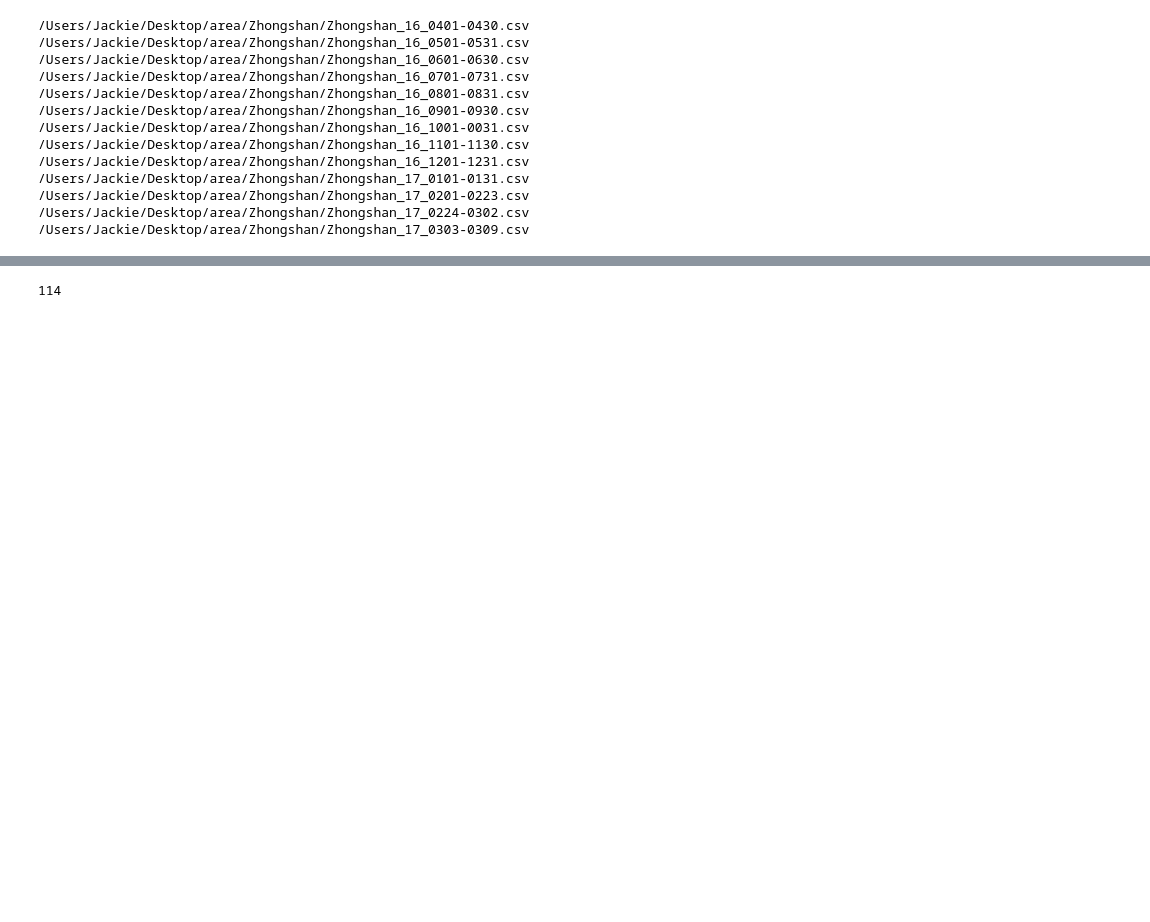
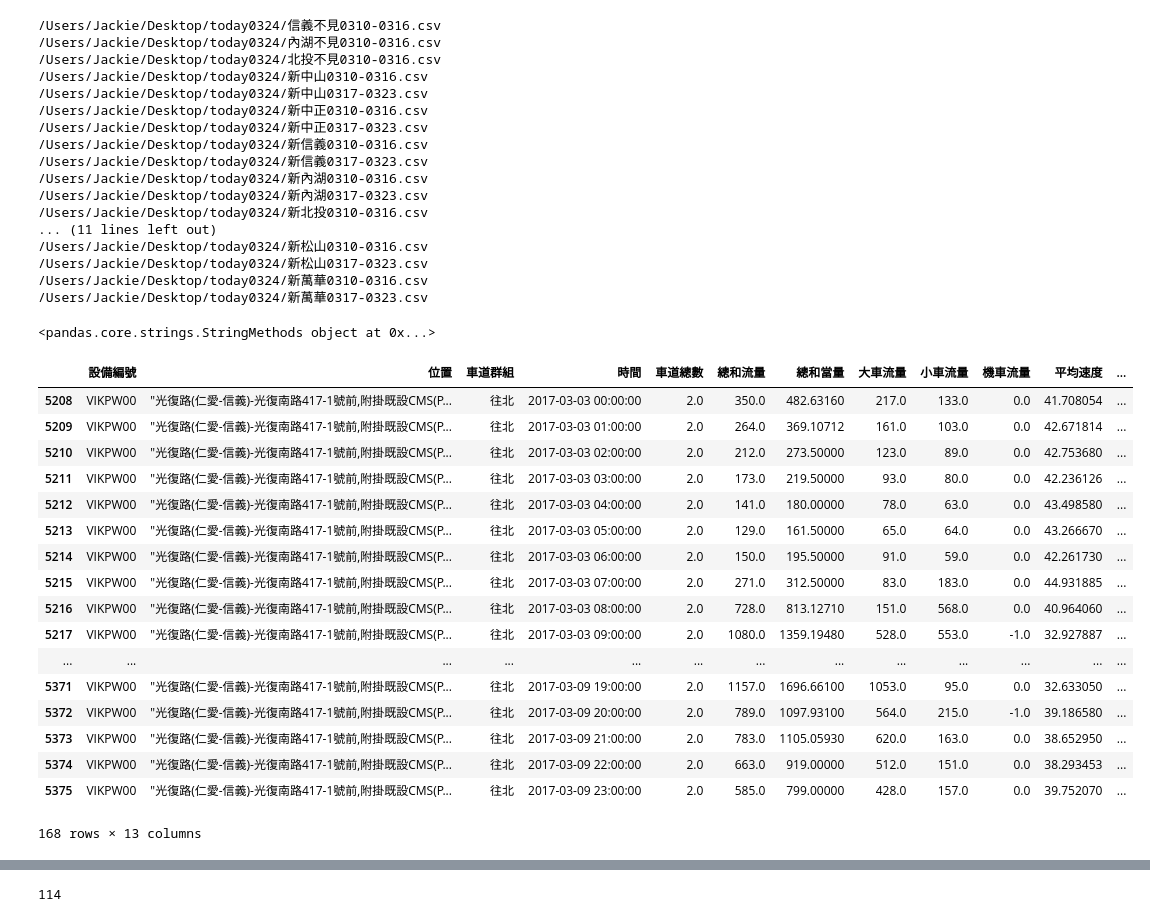
Before and after one commit to JhangShengLuo/traffic_etl, a Jupyter notebook: all_in_one_0106_v3.ipynb, the cells around one changed output, grey strips where cells are left out. Cells and saved outputs as stored; diff of their text form; code cells hidden in the pictures; blank space fills up the shorter version.

```diff
--- a/all_in_one_0106_v3.ipynb
+++ b/all_in_one_0106_v3.ipynb
@@ -700,34 +622,38 @@ def queryS(result_path,except_txt_path):
         cursor.close()
         conn.close()
 # %%
-in_path = '/Users/Jackie/Desktop/area/Zhongshan'
+in_path = '/Users/Jackie/Desktop/today0324'
 fileslist=[]
 for root,dirs,files in os.walk(in_path):
     for ele in files:
         if '.csv' in ele:
             fileslist.append(root+'/'+ele)
 frames = []
-for f in fileslist[:-2]:
-    print f
-    temp = pd.read_csv(f,header=1,skipfooter=2,engine='python')
-    frames.append(temp)
+# for f in fileslist[:-2]:
+#     print f
+#     temp = pd.read_csv(f,header=1,skipfooter=2,engine='python')
+#     frames.append(temp)
 
-for f in fileslist[-2:]:
+for f in fileslist:
     print f
     temp = pd.read_csv(f,sep=',,',header=1,skipfooter=2,engine='python').dropna(how ="all").reset_index(drop=True)
     frames.append(temp)
 # %% [output]
-/Users/Jackie/Desktop/area/Zhongshan/Zhongshan_16_0401-0430.csv
-/Users/Jackie/Desktop/area/Zhongshan/Zhongshan_16_0501-0531.csv
-/Users/Jackie/Desktop/area/Zhongshan/Zhongshan_16_0601-0630.csv
-/Users/Jackie/Desktop/area/Zhongshan/Zhongshan_16_0701-0731.csv
-/Users/Jackie/Desktop/area/Zhongshan/Zhongshan_16_0801-0831.csv
-/Users/Jackie/Desktop/area/Zhongshan/Zhongshan_16_0901-0930.csv
-/Users/Jackie/Desktop/area/Zhongshan/Zhongshan_16_1001-0031.csv
-/Users/Jackie/Desktop/area/Zhongshan/Zhongshan_16_1101-1130.csv
-/Users/Jackie/Desktop/area/Zhongshan/Zhongshan_16_1201-1231.csv
-/Users/Jackie/Desktop/area/Zhongshan/Zhongshan_17_0101-0131.csv
-/Users/Jackie/Desktop/area/Zhongshan/Zhongshan_17_0201-0223.csv
-/Users/Jackie/Desktop/area/Zhongshan/Zhongshan_17_0224-0302.csv
-/Users/Jackie/Desktop/area/Zhongshan/Zhongshan_17_0303-0309.csv
+/Users/Jackie/Desktop/today0324/信義不見0310-0316.csv
+/Users/Jackie/Desktop/today0324/內湖不見0310-0316.csv
+/Users/Jackie/Desktop/today0324/北投不見0310-0316.csv
+/Users/Jackie/Desktop/today0324/新中山0310-0316.csv
+/Users/Jackie/Desktop/today0324/新中山0317-0323.csv
+/Users/Jackie/Desktop/today0324/新中正0310-0316.csv
+/Users/Jackie/Desktop/today0324/新中正0317-0323.csv
+/Users/Jackie/Desktop/today0324/新信義0310-0316.csv
+/Users/Jackie/Desktop/today0324/新信義0317-0323.csv
+/Users/Jackie/Desktop/today0324/新內湖0310-0316.csv
+/Users/Jackie/Desktop/today0324/新內湖0317-0323.csv
+/Users/Jackie/Desktop/today0324/新北投0310-0316.csv
+... (11 lines left out)
+/Users/Jackie/Desktop/today0324/新松山0310-0316.csv
+/Users/Jackie/Desktop/today0324/新松山0317-0323.csv
+/Users/Jackie/Desktop/today0324/新萬華0310-0316.csv
+/Users/Jackie/Desktop/today0324/新萬華0317-0323.csv
 # %%
@@ -735,3 +661,38 @@ pd.concat(frames,ignore_index=True).to_csv('/Users/Jackie/Desktop/area/Zhongshan
+# %%
+f ='/Users/Jackie/Desktop/test_xshin.csv'
+t=pd.read_csv(f,sep=',,',header=1,skipfooter=2,engine='python').dropna(axis=(0,1),how ="all").reset_index(drop=True)
+tc = t.copy()
+vdlist = tc.ix[:,0].unique().tolist()
+# for table in vdlist:
+temp = tc.ix[tc.ix[:,0] == "VIKPW00"]
+print temp.ix[:,1].str
+#     print "True"
+#     temp.ix[:,1]="".join(temp.ix[:,1].str.split(','))
+
+#     print table
+# %% [output]
+<pandas.core.strings.StringMethods object at 0x...>
+# %%
+temp
+# %% [output]
+|  | 設備編號 | 位置 | 車道群組 | 時間 | 車道總數 | 總和流量 | 總和當量 | 大車流量 | 小車流量 | 機車流量 | 平均速度 | ... |
+| 5208 | VIKPW00 | "光復路(仁愛-信義)-光復南路417-1號前,附掛既設CMS(P... | 往北 | 2017-03-03 00:00:00 | 2.0 | 350.0 | 482.63160 | 217.0 | 133.0 | 0.0 | 41.708054 | ... |
+| 5209 | VIKPW00 | "光復路(仁愛-信義)-光復南路417-1號前,附掛既設CMS(P... | 往北 | 2017-03-03 01:00:00 | 2.0 | 264.0 | 369.10712 | 161.0 | 103.0 | 0.0 | 42.671814 | ... |
+| 5210 | VIKPW00 | "光復路(仁愛-信義)-光復南路417-1號前,附掛既設CMS(P... | 往北 | 2017-03-03 02:00:00 | 2.0 | 212.0 | 273.50000 | 123.0 | 89.0 | 0.0 | 42.753680 | ... |
+| 5211 | VIKPW00 | "光復路(仁愛-信義)-光復南路417-1號前,附掛既設CMS(P... | 往北 | 2017-03-03 03:00:00 | 2.0 | 173.0 | 219.50000 | 93.0 | 80.0 | 0.0 | 42.236126 | ... |
+| 5212 | VIKPW00 | "光復路(仁愛-信義)-光復南路417-1號前,附掛既設CMS(P... | 往北 | 2017-03-03 04:00:00 | 2.0 | 141.0 | 180.00000 | 78.0 | 63.0 | 0.0 | 43.498580 | ... |
+| 5213 | VIKPW00 | "光復路(仁愛-信義)-光復南路417-1號前,附掛既設CMS(P... | 往北 | 2017-03-03 05:00:00 | 2.0 | 129.0 | 161.50000 | 65.0 | 64.0 | 0.0 | 43.266670 | ... |
+| 5214 | VIKPW00 | "光復路(仁愛-信義)-光復南路417-1號前,附掛既設CMS(P... | 往北 | 2017-03-03 06:00:00 | 2.0 | 150.0 | 195.50000 | 91.0 | 59.0 | 0.0 | 42.261730 | ... |
+| 5215 | VIKPW00 | "光復路(仁愛-信義)-光復南路417-1號前,附掛既設CMS(P... | 往北 | 2017-03-03 07:00:00 | 2.0 | 271.0 | 312.50000 | 83.0 | 183.0 | 0.0 | 44.931885 | ... |
+| 5216 | VIKPW00 | "光復路(仁愛-信義)-光復南路417-1號前,附掛既設CMS(P... | 往北 | 2017-03-03 08:00:00 | 2.0 | 728.0 | 813.12710 | 151.0 | 568.0 | 0.0 | 40.964060 | ... |
+| 5217 | VIKPW00 | "光復路(仁愛-信義)-光復南路417-1號前,附掛既設CMS(P... | 往北 | 2017-03-03 09:00:00 | 2.0 | 1080.0 | 1359.19480 | 528.0 | 553.0 | -1.0 | 32.927887 | ... |
+| ... | ... | ... | ... | ... | ... | ... | ... | ... | ... | ... | ... | ... |
+| 5371 | VIKPW00 | "光復路(仁愛-信義)-光復南路417-1號前,附掛既設CMS(P... | 往北 | 2017-03-09 19:00:00 | 2.0 | 1157.0 | 1696.66100 | 1053.0 | 95.0 | 0.0 | 32.633050 | ... |
+| 5372 | VIKPW00 | "光復路(仁愛-信義)-光復南路417-1號前,附掛既設CMS(P... | 往北 | 2017-03-09 20:00:00 | 2.0 | 789.0 | 1097.93100 | 564.0 | 215.0 | -1.0 | 39.186580 | ... |
+| 5373 | VIKPW00 | "光復路(仁愛-信義)-光復南路417-1號前,附掛既設CMS(P... | 往北 | 2017-03-09 21:00:00 | 2.0 | 783.0 | 1105.05930 | 620.0 | 163.0 | 0.0 | 38.652950 | ... |
+| 5374 | VIKPW00 | "光復路(仁愛-信義)-光復南路417-1號前,附掛既設CMS(P... | 往北 | 2017-03-09 22:00:00 | 2.0 | 663.0 | 919.00000 | 512.0 | 151.0 | 0.0 | 38.293453 | ... |
+| 5375 | VIKPW00 | "光復路(仁愛-信義)-光復南路417-1號前,附掛既設CMS(P... | 往北 | 2017-03-09 23:00:00 | 2.0 | 585.0 | 799.00000 | 428.0 | 157.0 | 0.0 | 39.752070 | ... |
+168 rows × 13 columns
 # %%
 """
 
```
Also changed, not shown: parts of 7 cells of this notebook, 3 other files.
